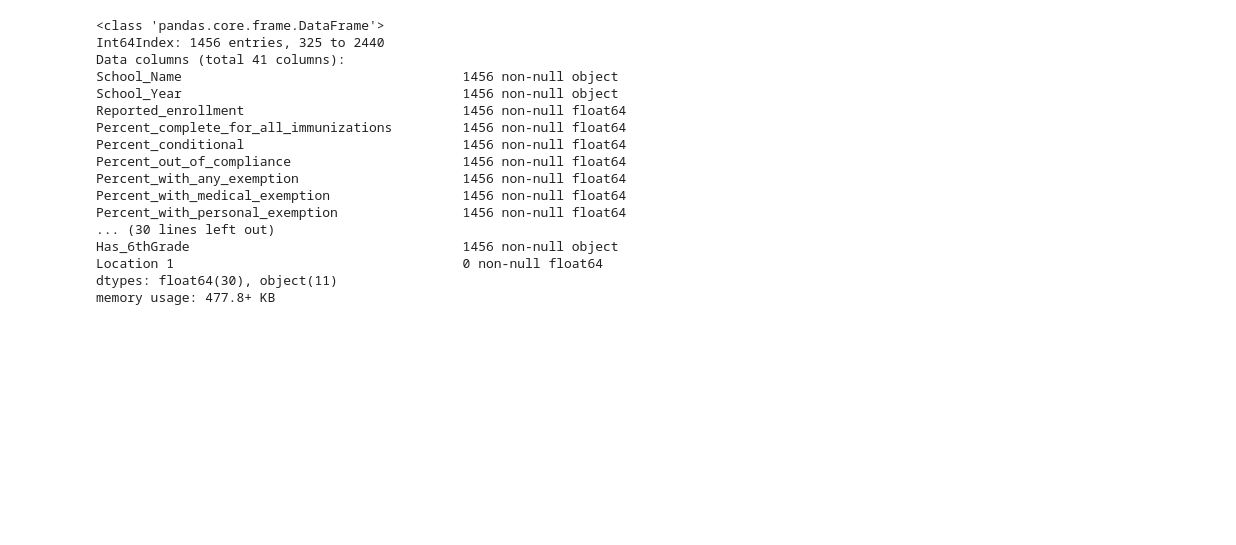
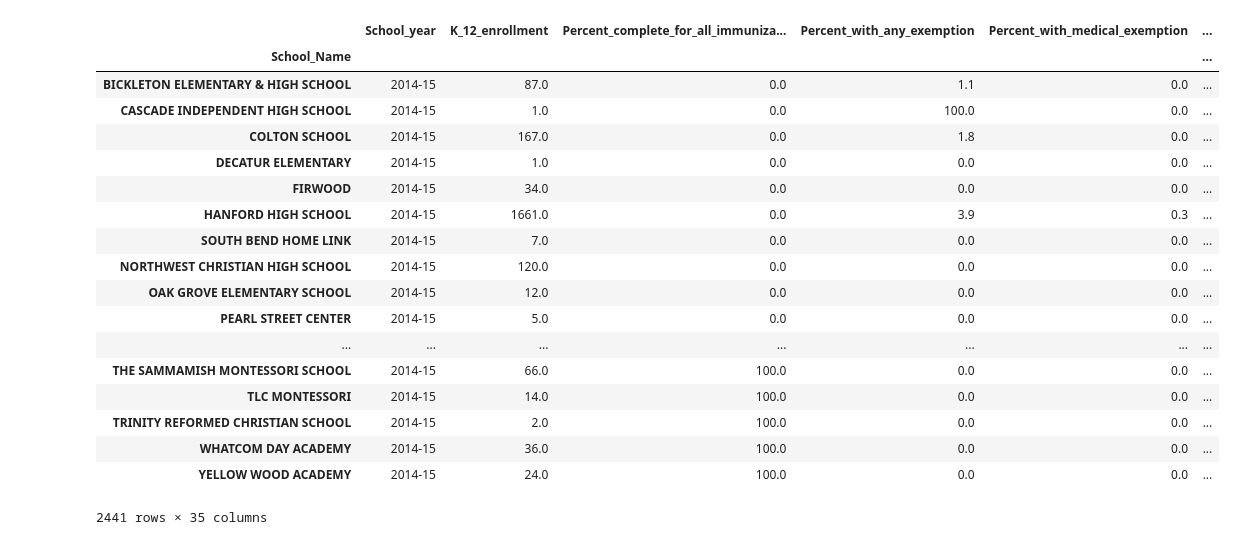
Before and after one commit to frischmuth/Washington-Immunization-Rates, a Jupyter notebook: Immunization IDE.ipynb, the cells around one changed output. Cells and saved outputs as stored; diff of their text form; code cells hidden in the pictures; blank space fills up the shorter version.

Commit message:
read in files, filter out empty rows

```diff
--- a/Immunization IDE.ipynb
+++ b/Immunization IDE.ipynb
@@ -18,0 +13,10 @@ all56 = read_data_remove_zeros('data/2015_16_All_Grades')
+# %%
+all45 = read_data_remove_zeros('data/2014_15_All_Grades')
+k45 = read_data_remove_zeros('data/2014_15_Kindergarten')
+six45 = read_data_remove_zeros('data/2014_15_6th_Grade')
+all56 = read_data_remove_zeros('data/2015_16_All_Grades')
+k56 = read_data_remove_zeros('data/2015_16_Kindergarten')
+six56 = read_data_remove_zeros('data/2015_16_6th_Grade')
+all67 = read_data_remove_zeros('data/2016_17_All_Grades')
+k67 = read_data_remove_zeros('data/2016_17_Kindergarten')
+six67 = read_data_remove_zeros('data/2016_17_6th_Grade')
@@ -18,0 +43,3 @@ all56 = read_data_remove_zeros('data/2015_16_All_Grades')
+# %%
+all45.sort_index(inplace=True)
+all45.loc[['ARTZ FOX ELEMENTARY']]
@@ -41,20 +105,22 @@ k45 = k45[(k45['Reported_enrollment'].isna() == False) & (k45['Reported_enrollme
-# %%
-k45.info()
-# %% [output]
-<class 'pandas.core.frame.DataFrame'>
-Int64Index: 1456 entries, 325 to 2440
-Data columns (total 41 columns):
-School_Name                                    1456 non-null object
-School_Year                                    1456 non-null object
-Reported_enrollment                            1456 non-null float64
-Percent_complete_for_all_immunizations         1456 non-null float64
-Percent_conditional                            1456 non-null float64
-Percent_out_of_compliance                      1456 non-null float64
-Percent_with_any_exemption                     1456 non-null float64
-Percent_with_medical_exemption                 1456 non-null float64
-Percent_with_personal_exemption                1456 non-null float64
-... (30 lines left out)
-Has_6thGrade                                   1456 non-null object
-Location 1                                     0 non-null float64
-dtypes: float64(30), object(11)
-memory usage: 477.8+ KB
+# %%
+all45[all45['Reported']=='Y']
+# %% [output]
+|  | School_year | K_12_enrollment | Percent_complete_for_all_immuniza... | Percent_with_any_exemption | Percent_with_medical_exemption | ... |
+| School_Name |  |  |  |  |  | ... |
+| BICKLETON ELEMENTARY & HIGH SCHOOL | 2014-15 | 87.0 | 0.0 | 1.1 | 0.0 | ... |
+| CASCADE INDEPENDENT HIGH SCHOOL | 2014-15 | 1.0 | 0.0 | 100.0 | 0.0 | ... |
+| COLTON SCHOOL | 2014-15 | 167.0 | 0.0 | 1.8 | 0.0 | ... |
+| DECATUR ELEMENTARY | 2014-15 | 1.0 | 0.0 | 0.0 | 0.0 | ... |
+| FIRWOOD | 2014-15 | 34.0 | 0.0 | 0.0 | 0.0 | ... |
+| HANFORD HIGH SCHOOL | 2014-15 | 1661.0 | 0.0 | 3.9 | 0.3 | ... |
+| SOUTH BEND HOME LINK | 2014-15 | 7.0 | 0.0 | 0.0 | 0.0 | ... |
+| NORTHWEST CHRISTIAN HIGH SCHOOL | 2014-15 | 120.0 | 0.0 | 0.0 | 0.0 | ... |
+| OAK GROVE ELEMENTARY SCHOOL | 2014-15 | 12.0 | 0.0 | 0.0 | 0.0 | ... |
+| PEARL STREET CENTER | 2014-15 | 5.0 | 0.0 | 0.0 | 0.0 | ... |
+| ... | ... | ... | ... | ... | ... | ... |
+| THE SAMMAMISH MONTESSORI SCHOOL | 2014-15 | 66.0 | 100.0 | 0.0 | 0.0 | ... |
+| TLC MONTESSORI | 2014-15 | 14.0 | 100.0 | 0.0 | 0.0 | ... |
+| TRINITY REFORMED CHRISTIAN SCHOOL | 2014-15 | 2.0 | 100.0 | 0.0 | 0.0 | ... |
+| WHATCOM DAY ACADEMY | 2014-15 | 36.0 | 100.0 | 0.0 | 0.0 | ... |
+| YELLOW WOOD ACADEMY | 2014-15 | 24.0 | 100.0 | 0.0 | 0.0 | ... |
+2441 rows × 35 columns
```
Also changed, not shown: parts of 9 cells of this notebook, 2 other files.
